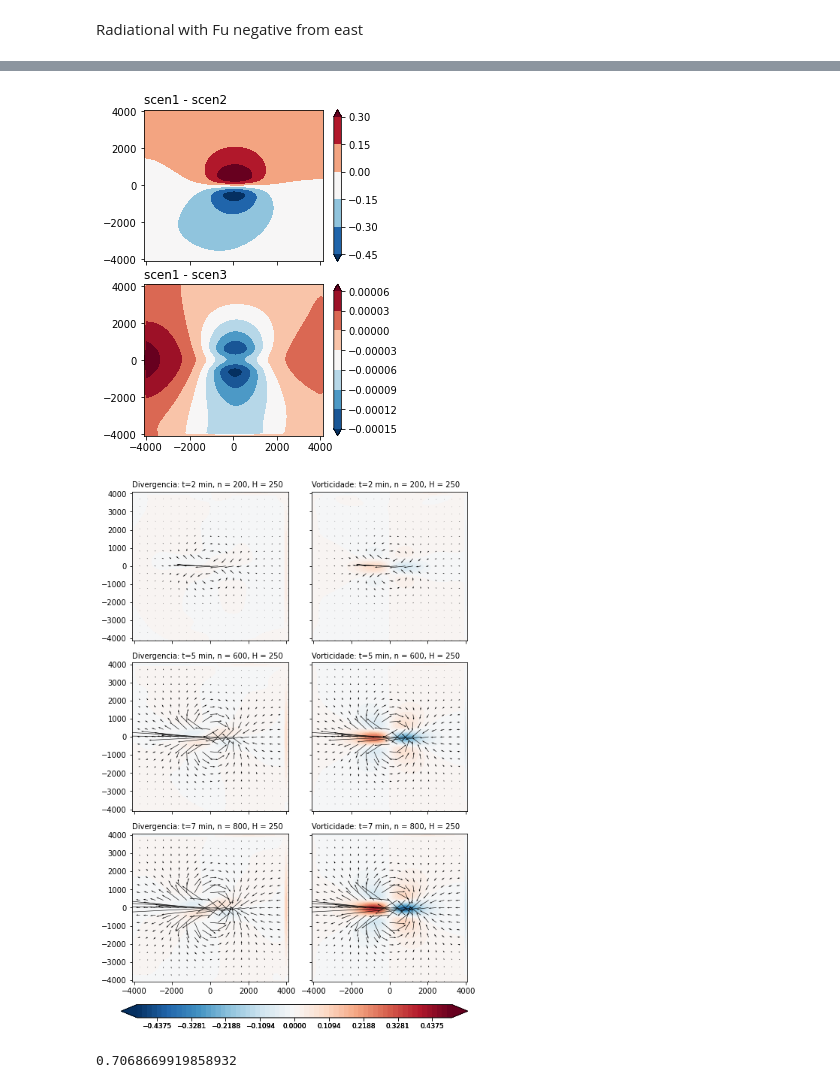
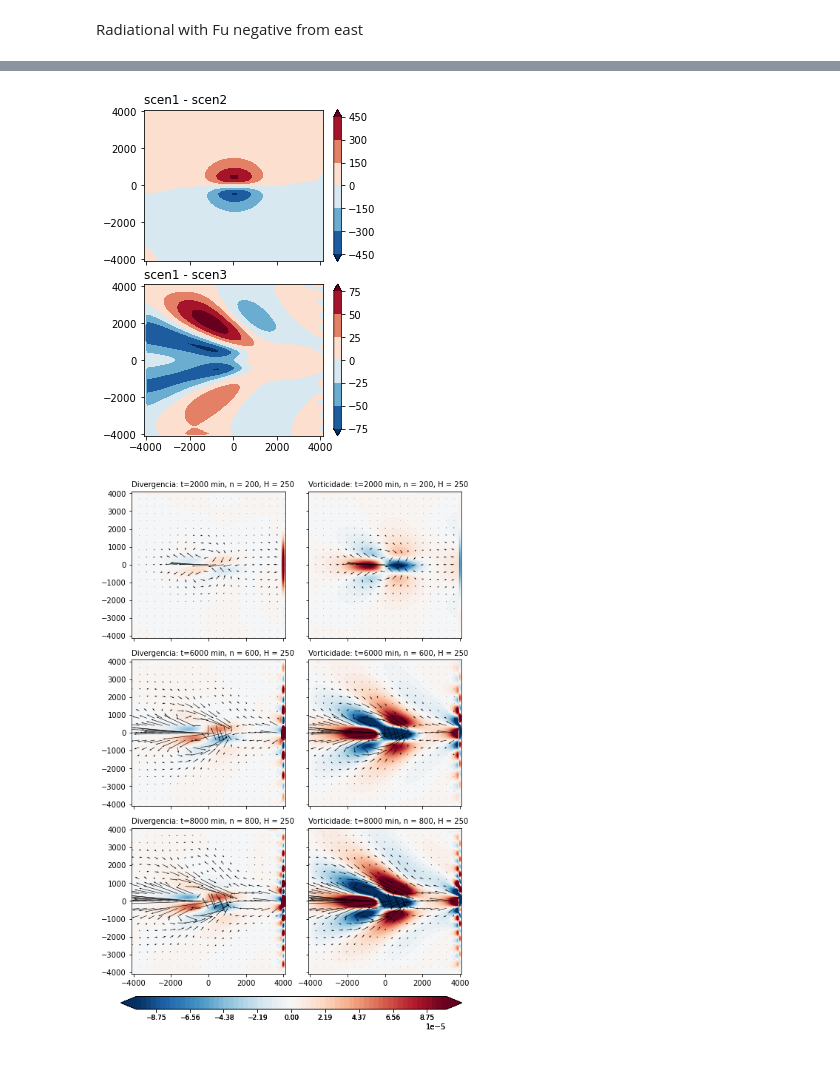
Before and after one commit to adelgadop/Modelagem, a Jupyter notebook: Exercicio_4/Agua_rassa.ipynb, the cells around one changed output, grey strips where cells are left out. Saved outputs shown, nothing was run; the diff lists cells and outputs as text; code cells hidden in the pictures.

```diff
--- a/Exercicio_4/Agua_rassa.ipynb
+++ b/Exercicio_4/Agua_rassa.ipynb
@@ -149,15 +117,14 @@ import os
 
 # Physics parameters --------------------------------
 g = 9.80665         # Gravity acceleration [m/s^2]
-H = 250               # Height of the fluid [m]
-c = np.sqrt(g*H)
+H = 250             # Height of the fluid [m]
+c = np.sqrt(g*H)    # Velocity phase [m/s]
 
 # Three scenarios
 data = {}
-rad = True
 
 # Conditions
-Nx, Ny, dx, dy, Nt, dt, lat, Nrx, Nry  = 80, 80, 100, 100, 1000, 0.5, -20, 10, 4
+Nx, Ny, dx, dy, Nt, dt, lat, Nrx, Nry  = 80, 80, 100*1e3, 100*1e3, 1000, 600, -20, 10, 4
 """
 scen1: f=0
 scen2: f at -20 degrees as latitude
@@ -212,7 +162,7 @@ data['scen3']
 # %%
 # Plots Zonal Source Wind--------------------------------------------------------
 fig, ax = plt.subplots(figsize=(4,5))
-im = ax.contourf(X, Y, Fu[0,:,:], cmap='bwr',levels=list(np.linspace(-1,-.1,5)))
+im = ax.contourf(X/1000, Y/1000, Fu[0,:,:], cmap='bwr',levels=list(np.linspace(-1/1000,-.1/1000,5)))
 fig.colorbar(im, ax=ax, orientation='horizontal') # pad, shrink
 fig.savefig("fig/fonte_u.png", dpi = 300, bbox_inches='tight', facecolor='w')
 # -------------------------------------------------------------------------------
@@ -221,19 +171,19 @@ fig.savefig("fig/fonte_u.png", dpi = 300, bbox_inches='tight', facecolor='w')
 staged_u = np.zeros((Nt+1, Nx+1, Ny+1))
 staged_v = np.zeros((Nt+1, Nx+1, Ny+1))
 
-lvs = list(np.linspace(-8,8,16*2+1))
+lvs = list(np.linspace(-20,20,16*2+1))
 n = 1000
 titles = ['f = 0', 'f em -20°S', 'Beta equatorial']
 
 fig, axes = plt.subplots(3,1, figsize=(4,12), sharex=True, sharey=True, gridspec_kw={'wspace':0.15, 'hspace':0.15} )
 for ax, scen, tit in zip(axes.flatten(), cenarios, titles):
-    im = ax.contourf(X, Y, data[scen]['h'][n,:,:], cmap=plt.cm.RdBu_r, levels=lvs, extend='both')
+    im = ax.contourf(X/1000, Y/1000, data[scen]['h'][n,:,:], cmap=plt.cm.RdBu_r, levels=lvs, extend='both')
     #cbar = fig.colorbar(im, ax=ax, orientation="vertical")
     u, v = data[scen]['u'], data[scen]['v']
     staged_u[:, :, :] = (u[:, 1:, :] + u[:, :-1, :]) * 0.5
     staged_v[:, :, :] = (v[:, :, 1:] + v[:, :, :-1]) * 0.5
-    Q = ax.quiver(X[::4, ::4], Y[::4, ::4], staged_u[n,::4, ::4], staged_v[n,::4, ::4],
-        units = "xy", scale = 0.5)
+    Q = ax.quiver(X[::4, ::4]/1000, Y[::4, ::4]/1000, staged_u[n,::4, ::4], staged_v[n,::4, ::4],
+        units = "xy", scale = 0.1)
     #qk = ax.quiverkey(Q, 0.9, 0.8, 1000, "0.1 m/s", labelpos = "E", coordinates = "figure")
     ax.set_title(tit+" t={:.0f} min, n = {:.0f}, H = {:.0f}".format(dt*n/60, n, H), fontsize=10, loc='left')
 cax = fig.add_axes([.05,.07,0.9,.02]) # left, bottom, width, height
@@ -246,20 +196,20 @@ cbar.ax.tick_params(labelsize=9)
 # %%
 n = 1000
 fig, axes = plt.subplots(2,1, figsize=(4,6), sharex=True, sharey=True, gridspec_kw={'wspace':0.15, 'hspace':0.15} )
 for ax, scen in zip(axes.flatten(), ['scen2', 'scen3']):
-    im = ax.contourf(X, Y, data['scen1']['h'][n,:,:] - data[scen]['h'][n,:,:], cmap=plt.cm.RdBu_r, extend='both')
+    im = ax.contourf(X/1000, Y/1000, data['scen1']['h'][n,:,:] - data[scen]['h'][n,:,:], cmap=plt.cm.RdBu_r, extend='both')
     cbar = fig.colorbar(im, ax=ax, orientation="vertical")
     ax.set_title('scen1 - '+scen, loc='left')
 #fig.savefig("fig/leapfrog_"+str(H)+"m_dif.png", dpi = 300, bbox_inches='tight', facecolor='w')
 # %% [output]
-[figure, old version]
+[figure, new version]
 # %%
 # Divergence & Vorticity
 # ----------------------
 staged_u = np.zeros((Nt+1, Nx+1, Ny+1))
 staged_v = np.zeros((Nt+1, Nx+1, Ny+1))
 
-lvs = list(np.linspace(-.5,.5,2*32+1))
+lvs = list(np.linspace(-.0001,.0001,2*32+1))
 enes = [200, 600, 800]
 titles = ['f = 0', 'f em -20°S', 'Beta equatorial']
 scen = 'scen3'
@@ -268,12 +218,12 @@ fig, axes = plt.subplots(3,2, figsize=(8,12), sharex=True, sharey=True, gridspec
 # Divergencia
 # -----------
 for ax, n in zip([axes[0,0], axes[1,0], axes[2,0]], enes):
-    im = ax.contourf(X, Y, data[scen]['div'][n,:,:], cmap=plt.cm.RdBu_r, levels=lvs, extend='both')
+    im = ax.contourf(X/1000, Y/1000, data[scen]['div'][n,:,:], cmap=plt.cm.RdBu_r, levels=lvs, extend='both')
     #cbar = fig.colorbar(im, ax=ax, orientation="vertical")
     u, v = data[scen]['u'], data[scen]['v']
     staged_u[:, :, :] = (u[:, 1:, :] + u[:, :-1, :]) * 0.5
     staged_v[:, :, :] = (v[:, :, 1:] + v[:, :, :-1]) * 0.5
-    Q = ax.quiver(X[::4, ::4], Y[::4, ::4], staged_u[n,::4, ::4], staged_v[n,::4, ::4],
+    Q = ax.quiver(X[::4, ::4]/1000, Y[::4, ::4]/1000, staged_u[n,::4, ::4], staged_v[n,::4, ::4],
         units = "xy", scale = 0.05)
     #qk = ax.quiverkey(Q, 0.9, 0.8, 1000, "0.1 m/s", labelpos = "E", coordinates = "figure")
     ax.set_title("Divergencia: t={:.0f} min, n = {:.0f}, H = {:.0f}".format(dt*n/60, n, H), fontsize=10, loc='left')
@@ -284,19 +234,19 @@ for ax, n in zip([axes[0,0], axes[1,0], axes[2,0]], enes):
 # Vorticidade
 # -----------
 for ax, n in zip([axes[0,1], axes[1,1], axes[2,1]], enes):
-    im = ax.contourf(X, Y, data[scen]['vor'][n,:,:], cmap=plt.cm.RdBu_r, levels=lvs, extend='both')
+    im = ax.contourf(X/1000, Y/1000, data[scen]['vor'][n,:,:], cmap=plt.cm.RdBu_r, levels=lvs, extend='both')
     #cbar = fig.colorbar(im, ax=ax, orientation="vertical")
     u, v = data[scen]['u'], data[scen]['v']
     staged_u[:, :, :] = (u[:, 1:, :] + u[:, :-1, :]) * 0.5
     staged_v[:, :, :] = (v[:, :, 1:] + v[:, :, :-1]) * 0.5
-    Q = ax.quiver(X[::4, ::4], Y[::4, ::4], staged_u[n,::4, ::4], staged_v[n,::4, ::4],
+    Q = ax.quiver(X[::4, ::4]/1000, Y[::4, ::4]/1000, staged_u[n,::4, ::4], staged_v[n,::4, ::4],
         units = "xy", scale = 0.05)
     #qk = ax.quiverkey(Q, 0.9, 0.8, 1000, "0.1 m/s", labelpos = "E", coordinates = "figure")
     ax.set_title("Vorticidade: t={:.0f} min, n = {:.0f}, H = {:.0f}".format(dt*n/60, n, H), fontsize=10, loc='left')
 
 #fig.savefig("fig/leapfrog_div_vor"+str(H)+"m_"+scen+".png", dpi = 300, bbox_inches='tight', facecolor='w')
 # %% [output]
-[figure, old version]
+[figure, new version]
 # %%
 filenames = []
 # plot the line chart
@@ -327,7 +277,3 @@ with imageio.get_writer('gifs/leap_'+str(H)+'m_'+scen+'.gif', mode='I', duration
 # Remove files
 for filename in set(filenames):
     os.remove(filename)
-# %%
-0.35*100/(np.sqrt(g*H))
-# %% [output]
-0.7068669919858932
```
Also changed, not shown: parts of 6 cells of this notebook, 2 other files.
